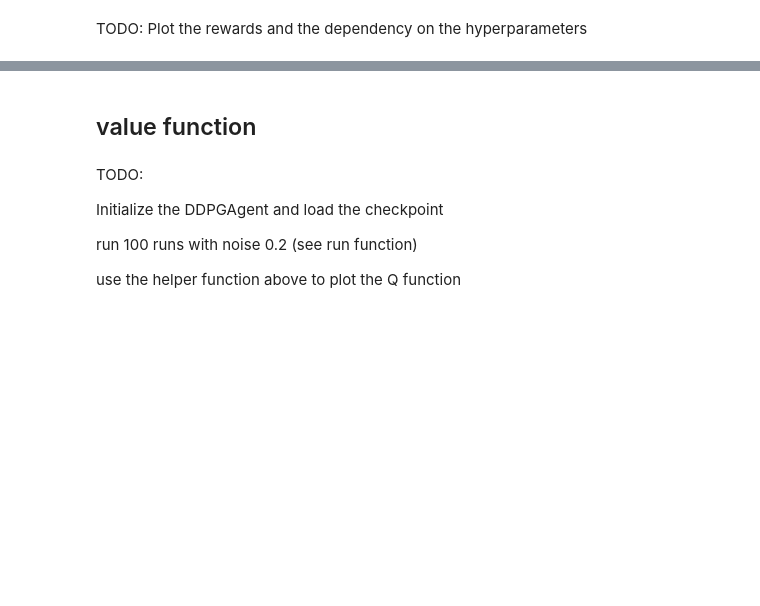
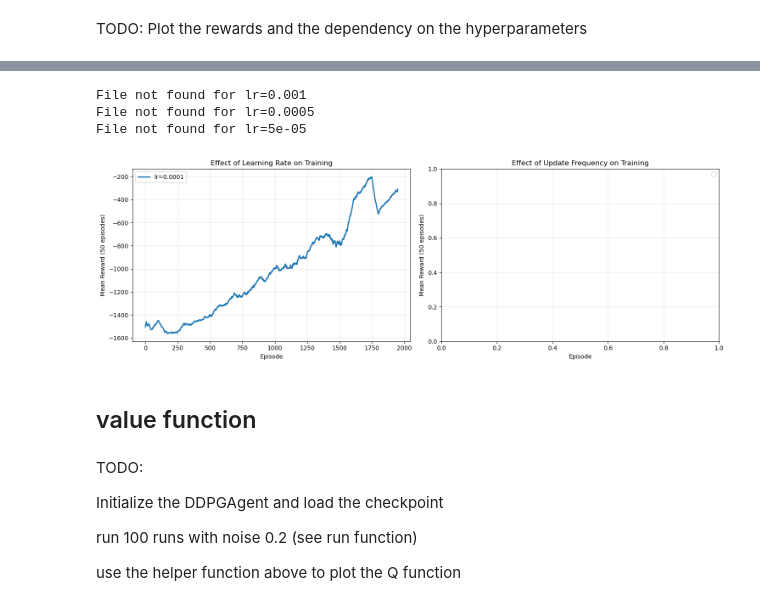
Before and after one commit to la2pixel/RL25_Assignments, a Jupyter notebook: HW9/9_gym-DDPG/Gym-DDPG-plots.ipynb, the cells around one changed output, grey strips where cells are left out. Drawn from its saved outputs; the diff is of its cells as text; code cells hidden in the pictures; blank space fills up the shorter version.

```diff
--- a/HW9/9_gym-DDPG/Gym-DDPG-plots.ipynb
+++ b/HW9/9_gym-DDPG/Gym-DDPG-plots.ipynb
@@ -61,3 +76,44 @@ TODO: Plot the rewards and the dependency on the hyperparameters
+# %%
+learning_rates = [0.001, 0.0005, 0.0001, 0.00005]
+update_frequencies = [20, 100]
+
+fig, axes = plt.subplots(1, 2, figsize=(15, 5))
+
+# Plot Different learning rates with update_freq=20
+for lr_test in learning_rates:
+    try:
+        with open(f"./results/DDPG_{env_name}-eps{eps}-t{ts}-l{lr_test}-s{s}-stat.pkl", 'rb') as f:
+            data = pickle.load(f)
+            rewards_test = np.asarray(data["rewards"])
+            axes[0].plot(running_mean(rewards_test, 50), label=f'lr={lr_test}', linewidth=2)
+    except FileNotFoundError:
+        print(f"File not found for lr={lr_test}")
+
+axes[0].set_xlabel('Episode')
+axes[0].set_ylabel('Mean Reward (50 episodes)')
+axes[0].set_title('Effect of Learning Rate on Training')
+axes[0].legend()
+axes[0].grid(True, alpha=0.3)
+
+for update_freq in update_frequencies:
+    try:
+        pass
+    except FileNotFoundError:
+        print(f"File not found for update_freq={update_freq}")
+
+axes[1].set_xlabel('Episode')
+axes[1].set_ylabel('Mean Reward (50 episodes)')
+axes[1].set_title('Effect of Update Frequency on Training')
+axes[1].legend()
+axes[1].grid(True, alpha=0.3)
+
+plt.tight_layout()
+plt.show()
+# %% [output]
+File not found for lr=0.001
+File not found for lr=0.0005
+File not found for lr=5e-05
+[figure, added]
 # %% [markdown]
 ## value function
 # %%
```
Also changed, not shown: parts of 8 cells of this notebook, 12 other files.
